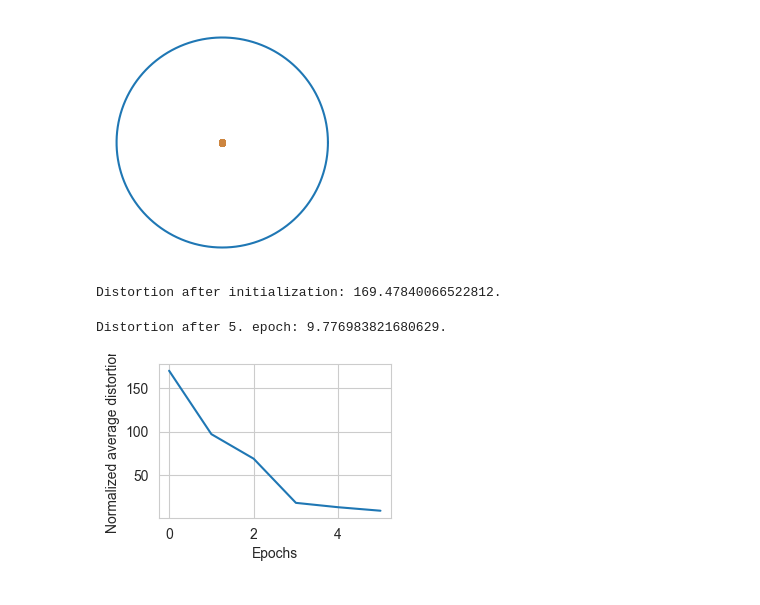
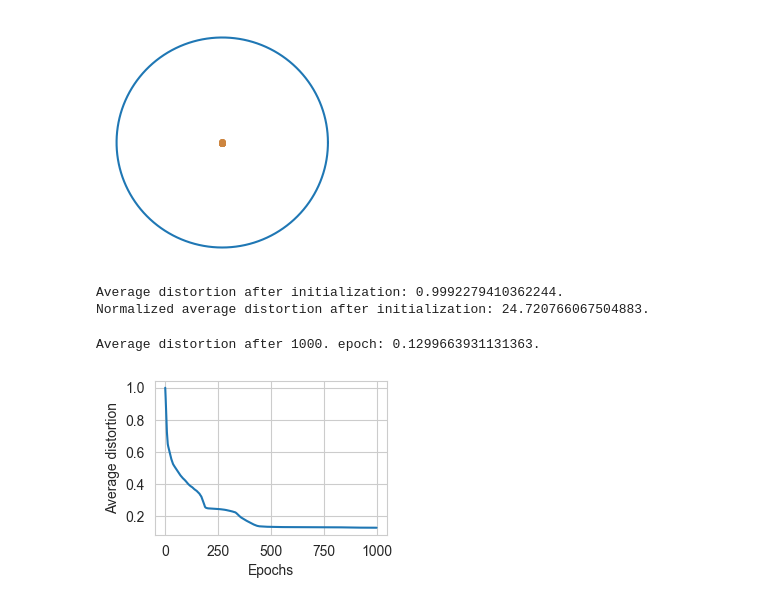
Before and after one commit to RaphaelVogt/Bachelorarbeit, a Jupyter notebook: Embedding_Tutorial.ipynb, the cells around one changed output. Cells and saved outputs as stored; diff of their text form; code cells hidden in the pictures.

Commit message:
new tutorial for graph embeddings

```diff
--- a/Embedding_Tutorial.ipynb
+++ b/Embedding_Tutorial.ipynb
@@ -20,23 +21,26 @@ D.visualize(size=3, circle=True, numbers=False)
 # %%
 # use them to create embedding object
 E = Embedding(G, D)
-distortion_initial = E.normal_avg_distortion_vec(E._disk.data_points)
-print(f"Distortion after initialization: {distortion_initial}.")
+avg_distortion_initial = E.avg_distortion_vec(E._disk.data_points)
+normal_avg_distortion_initial = E.normal_avg_distortion_vec(E._disk.data_points)
+print(f"Average distortion after initialization: {avg_distortion_initial}.")
+print(f"Normalized average distortion after initialization: {normal_avg_distortion_initial}.")
 # %% [output]
-Distortion after initialization: 169.47840066522812.
+Average distortion after initialization: 0.9992279410362244.
+Normalized average distortion after initialization: 24.720766067504883.
 # %%
 # start optimization
-epochs = 5
-distortions = E.RSGD(num_epochs=epochs)
+epochs = 1000
+distortions = E.RSGD(num_epochs=epochs, autograd=True, distortion="avg")
 # %% [output]
-Distortion after 5. epoch: 9.776983821680629.
+Average distortion after 1000. epoch: 0.1299663931131363.
 # %%
 # show distortions during optimization process
 plt.figure(figsize=(3, 2))
 plt.plot(torch.arange(epochs+1), distortions)
 plt.xlabel("Epochs")
-plt.ylabel("Normalized average distortion")
+plt.ylabel("Average distortion")
 plt.show()
 # %% [output]
-[figure, old version]
+[figure, new version]
 # %%
```
Also changed, not shown: parts of 3 cells of this notebook.
